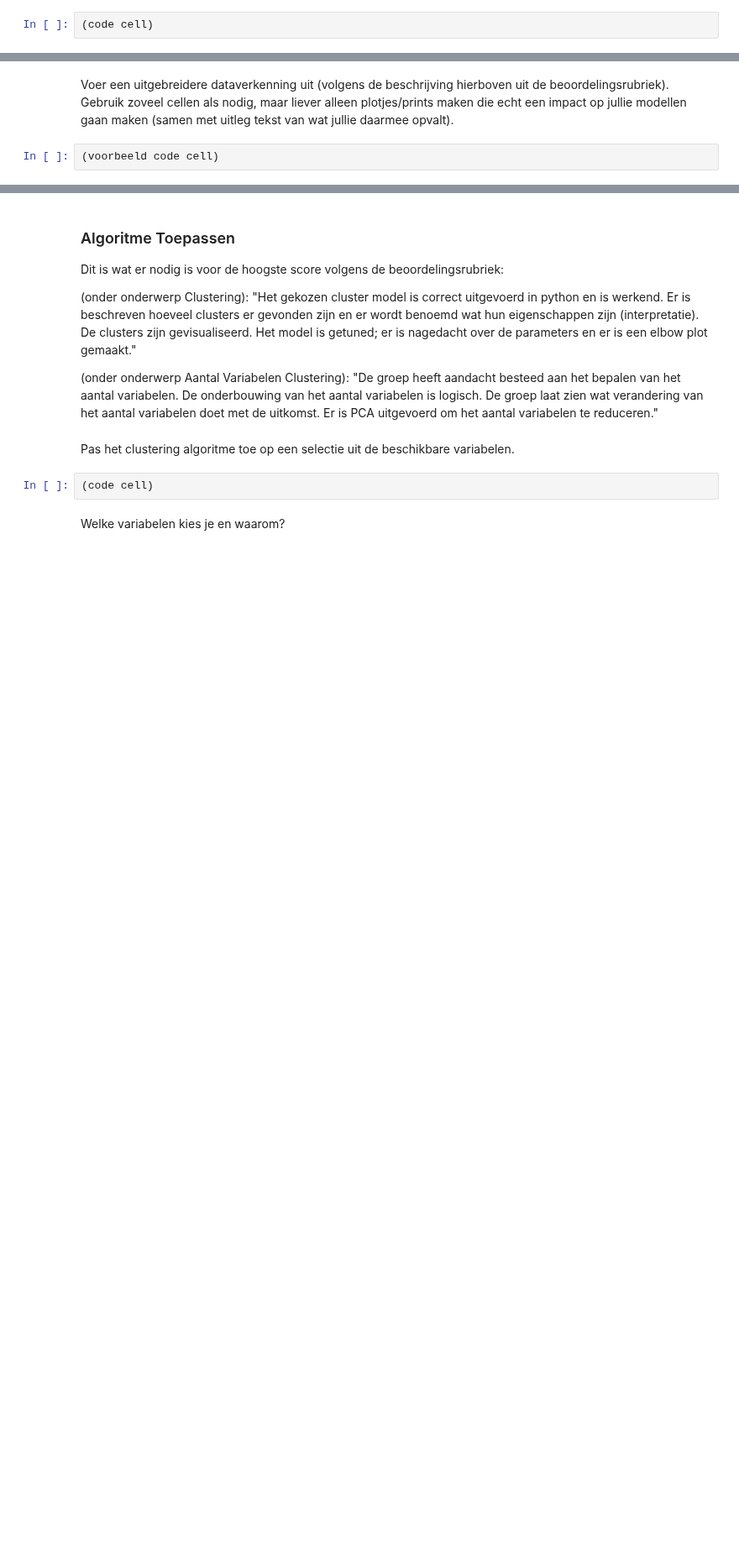
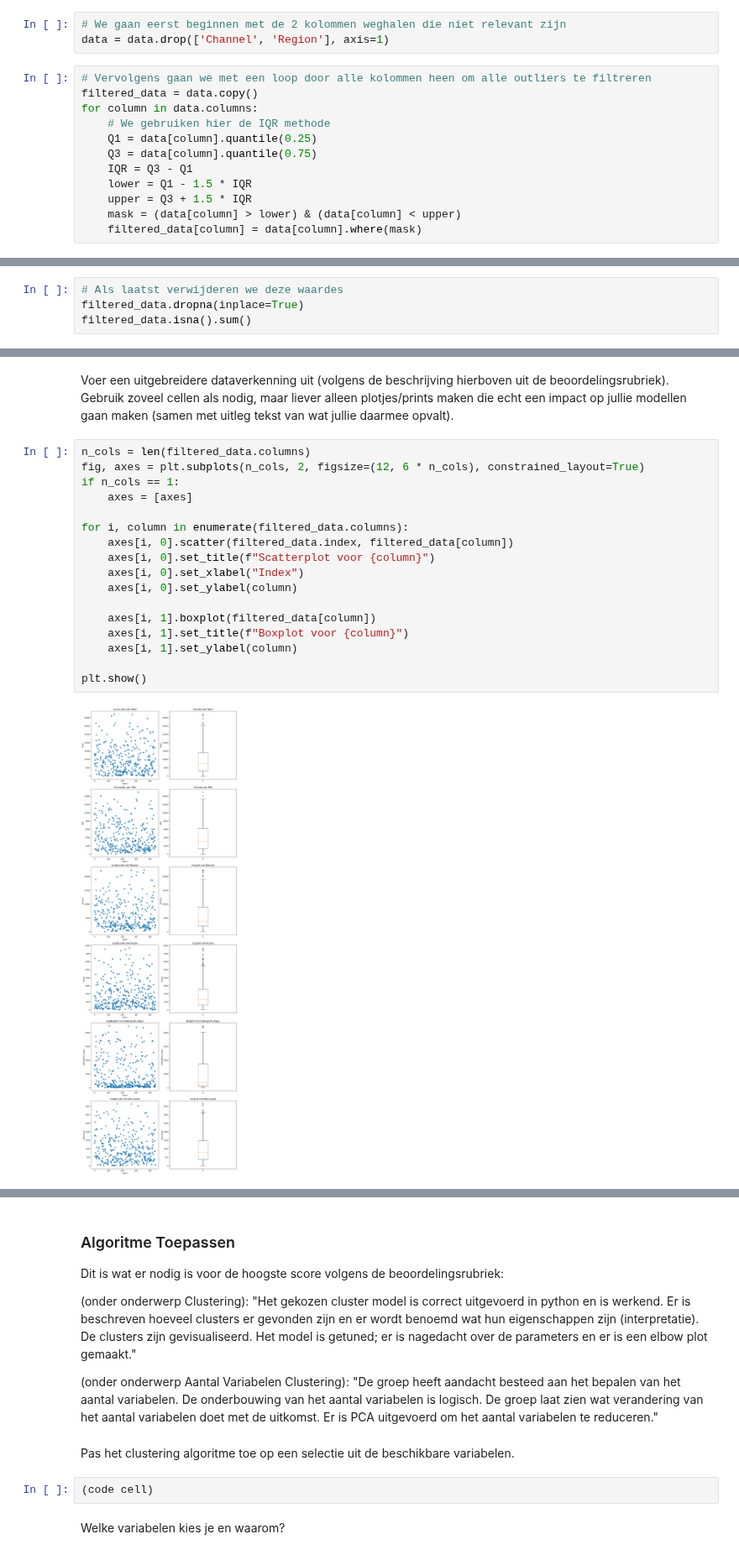
Before and after one commit to yanj27/Smart_Industry, a Jupyter notebook: Data Mining/Opdracht 3/Data Mining - Opdracht 3 (Clustering).ipynb, the cells around one changed output, grey strips where cells are left out. Shown at 84% size. Saved outputs shown, nothing was run; the diff lists cells and outputs as text; blank space fills up the shorter version.

```diff
--- a/Data Mining/Opdracht 3/Data Mining - Opdracht 3 (Clustering).ipynb
+++ b/Data Mining/Opdracht 3/Data Mining - Opdracht 3 (Clustering).ipynb
@@ -192,4 +251,17 @@ Wat valt je op?
 # %% [markdown]
 Pas data cleaning toe (outliers en missende waarden). Let je proces uit in de commentaar.
 # %%
-(code cell)
+# We gaan eerst beginnen met de 2 kolommen weghalen die niet relevant zijn
+data = data.drop(['Channel', 'Region'], axis=1)
+# %%
+# Vervolgens gaan we met een loop door alle kolommen heen om alle outliers te filtreren
+filtered_data = data.copy()
+for column in data.columns:
+    # We gebruiken hier de IQR methode
+    Q1 = data[column].quantile(0.25)
+    Q3 = data[column].quantile(0.75)
+    IQR = Q3 - Q1
+    lower = Q1 - 1.5 * IQR
+    upper = Q3 + 1.5 * IQR
+    mask = (data[column] > lower) & (data[column] < upper)
+    filtered_data[column] = data[column].where(mask)
@@ -195,0 +279,4 @@ Pas data cleaning toe (outliers en missende waarden). Let je proces uit in de co
+# %%
+# Als laatst verwijderen we deze waardes
+filtered_data.dropna(inplace=True)
+filtered_data.isna().sum()
@@ -196,5 +291,22 @@ Pas data cleaning toe (outliers en missende waarden). Let je proces uit in de co
 # %% [markdown]
 Voer een uitgebreidere dataverkenning uit (volgens de beschrijving hierboven uit de beoordelingsrubriek). Gebruik zoveel cellen als nodig, maar liever alleen plotjes/prints maken die echt een impact op jullie modellen gaan maken (samen met uitleg tekst van wat jullie daarmee opvalt).
 # %%
-(voorbeeld code cell)
+n_cols = len(filtered_data.columns)
+fig, axes = plt.subplots(n_cols, 2, figsize=(12, 6 * n_cols), constrained_layout=True)
+if n_cols == 1:
+    axes = [axes]
+
+for i, column in enumerate(filtered_data.columns):
+    axes[i, 0].scatter(filtered_data.index, filtered_data[column])
+    axes[i, 0].set_title(f"Scatterplot voor {column}")
+    axes[i, 0].set_xlabel("Index")
+    axes[i, 0].set_ylabel(column)
+
+    axes[i, 1].boxplot(filtered_data[column])
+    axes[i, 1].set_title(f"Boxplot voor {column}")
+    axes[i, 1].set_ylabel(column)
+
+plt.show()
+# %% [output]
+[figure, added]
 # %% [markdown]
```
Also changed, not shown: parts of 12 cells of this notebook.
